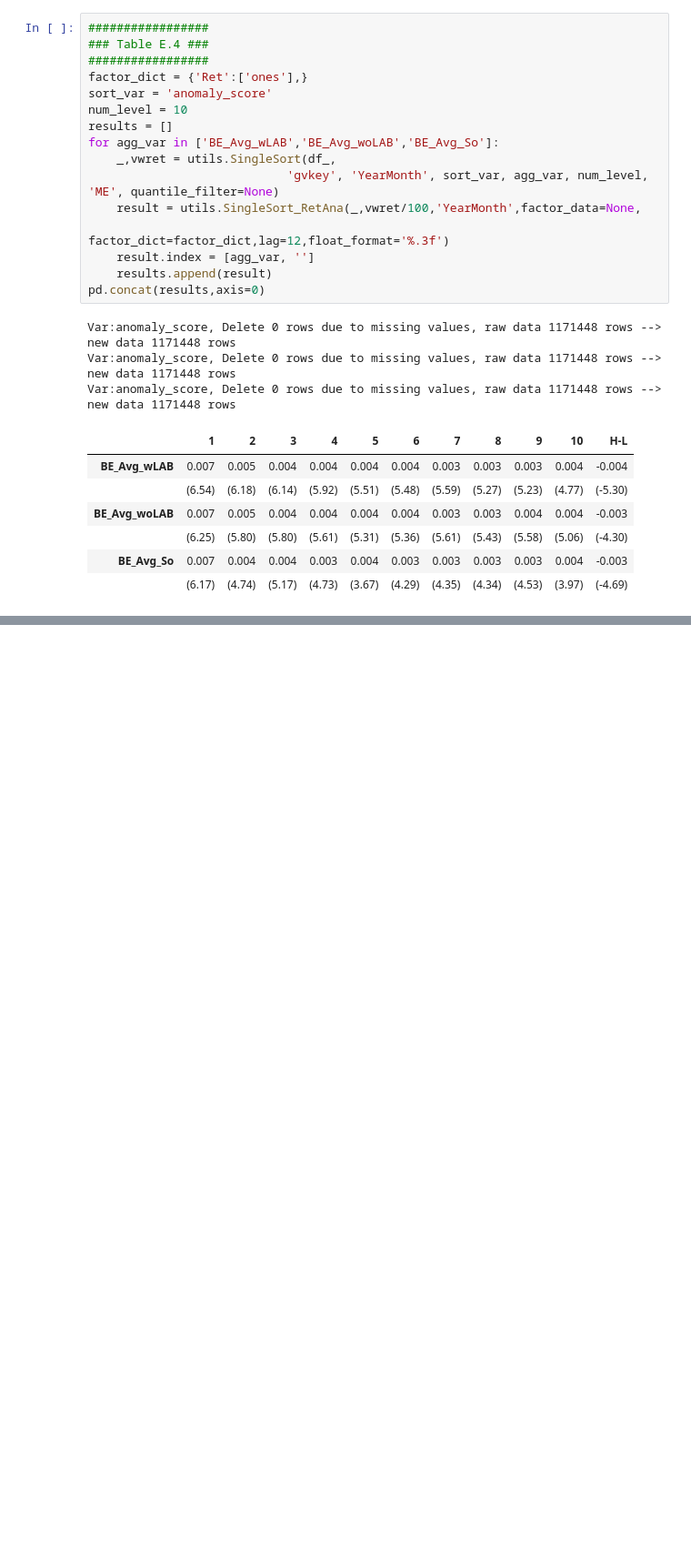
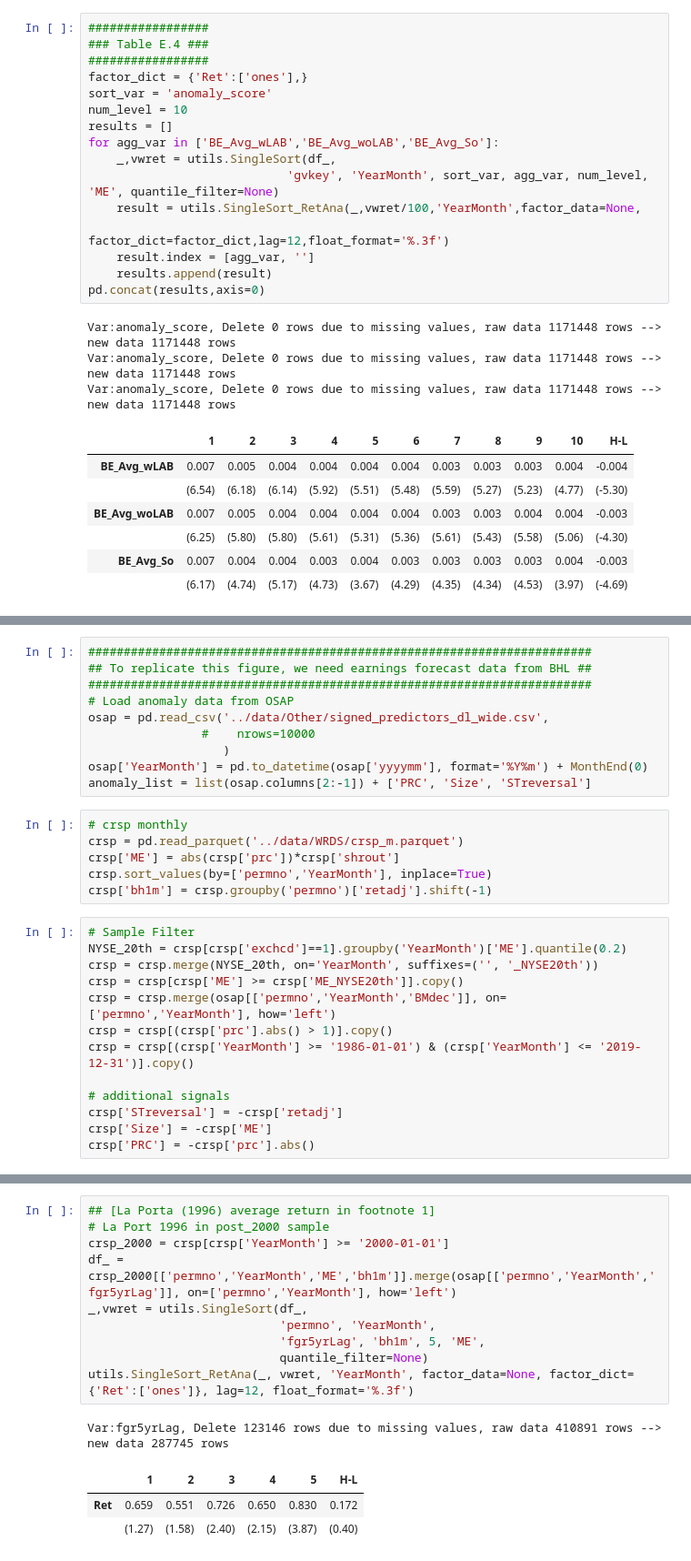
Before and after one commit to yandi-zhu/Man-versus-Machine-Learning-Revisited, a Jupyter notebook: code/03_Main.ipynb, the cells around one changed output, grey strips where cells are left out. Shown: that part at 91% size. Saved outputs shown, nothing was run; the diff lists cells and outputs as text; blank space fills up the shorter version.

```diff
--- a/code/03_Main.ipynb
+++ b/code/03_Main.ipynb
@@ -1121,0 +1124,29 @@ Var:anomaly_score, Delete 0 rows due to missing values, raw data 1171448 rows --
+# %%
+#######################################################################
+## To replicate this figure, we need earnings forecast data from BHL ##
+#######################################################################
+# Load anomaly data from OSAP
+osap = pd.read_csv('../data/Other/signed_predictors_dl_wide.csv',
+                #    nrows=10000
+                   )
+osap['YearMonth'] = pd.to_datetime(osap['yyyymm'], format='%Y%m') + MonthEnd(0)
+anomaly_list = list(osap.columns[2:-1]) + ['PRC', 'Size', 'STreversal']
+# %%
+# crsp monthly
+crsp = pd.read_parquet('../data/WRDS/crsp_m.parquet')
+crsp['ME'] = abs(crsp['prc'])*crsp['shrout']
+crsp.sort_values(by=['permno','YearMonth'], inplace=True)
+crsp['bh1m'] = crsp.groupby('permno')['retadj'].shift(-1)
+# %%
+# Sample Filter
+NYSE_20th = crsp[crsp['exchcd']==1].groupby('YearMonth')['ME'].quantile(0.2)
+crsp = crsp.merge(NYSE_20th, on='YearMonth', suffixes=('', '_NYSE20th'))
+crsp = crsp[crsp['ME'] >= crsp['ME_NYSE20th']].copy()
+crsp = crsp.merge(osap[['permno','YearMonth','BMdec']], on=['permno','YearMonth'], how='left')
+crsp = crsp[(crsp['prc'].abs() > 1)].copy()
+crsp = crsp[(crsp['YearMonth'] >= '1986-01-01') & (crsp['YearMonth'] <= '2019-12-31')].copy()
+
+# additional signals
+crsp['STreversal'] = -crsp['retadj']
+crsp['Size'] = -crsp['ME']
+crsp['PRC'] = -crsp['prc'].abs()
@@ -1121,0 +1343,15 @@ Var:anomaly_score, Delete 0 rows due to missing values, raw data 1171448 rows --
+# %%
+## [La Porta (1996) average return in footnote 1]
+# La Port 1996 in post_2000 sample
+crsp_2000 = crsp[crsp['YearMonth'] >= '2000-01-01']
+df_ = crsp_2000[['permno','YearMonth','ME','bh1m']].merge(osap[['permno','YearMonth','fgr5yrLag']], on=['permno','YearMonth'], how='left')
+_,vwret = utils.SingleSort(df_,
+                           'permno', 'YearMonth',
+                           'fgr5yrLag', 'bh1m', 5, 'ME',
+                           quantile_filter=None)
+utils.SingleSort_RetAna(_, vwret, 'YearMonth', factor_data=None, factor_dict={'Ret':['ones']}, lag=12, float_format='%.3f')
+# %% [output]
+Var:fgr5yrLag, Delete 123146 rows due to missing values, raw data 410891 rows --> new data 287745 rows
+|  | 1 | 2 | 3 | 4 | 5 | H-L |
+| Ret | 0.659 | 0.551 | 0.726 | 0.650 | 0.830 | 0.172 |
+|  | (1.27) | (1.58) | (2.40) | (2.15) | (3.87) | (0.40) |
```
Also changed, not shown: parts of 10 cells of this notebook, 2 other files.
